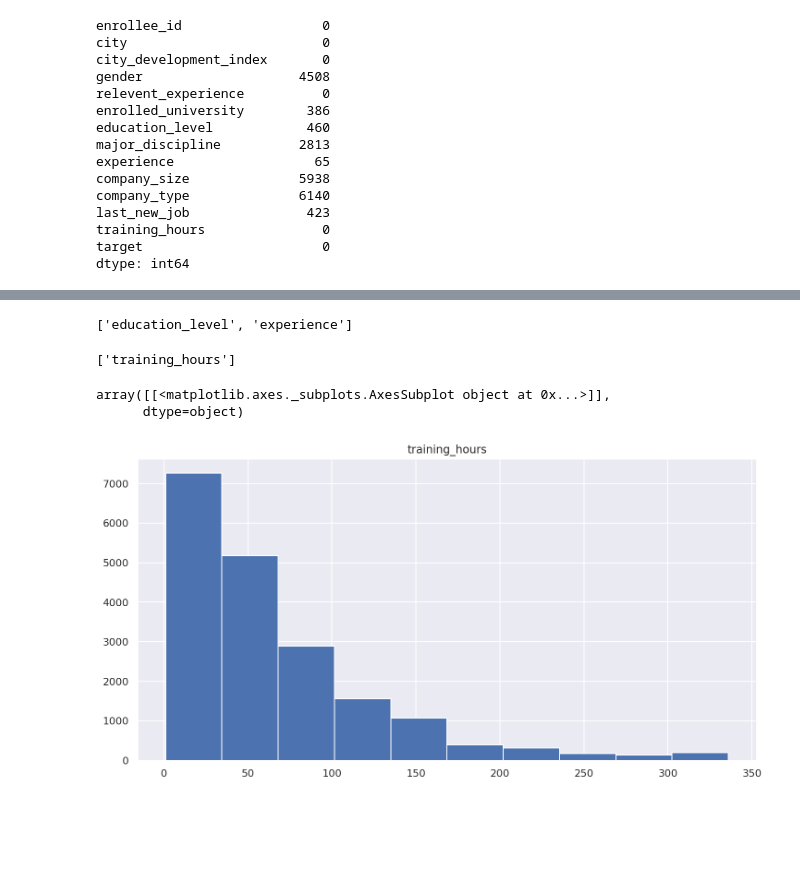
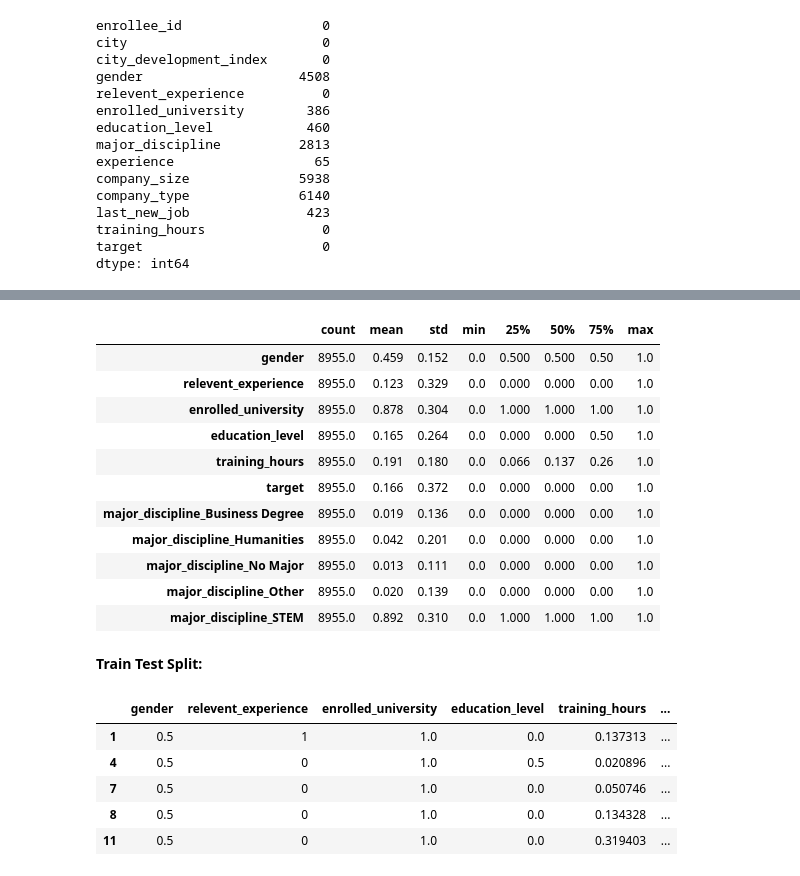
Before and after one commit to mohmaed7777/knn-algorithm-HR-Analytics-Job-Change-of-Data-Scientists, a Jupyter notebook: HR_Analytics_Job_Change_of_Data_Scientists.ipynb, the cells around one changed output, grey strips where cells are left out. Drawn from its saved outputs; the diff is of its cells as text; code cells hidden in the pictures; blank space fills up the shorter version.

```diff
--- a/HR_Analytics_Job_Change_of_Data_Scientists.ipynb
+++ b/HR_Analytics_Job_Change_of_Data_Scientists.ipynb
@@ -176,18 +178,23 @@ array(['>20', '15', '5', '<1', '11', '13', '7', '17', '2', '16', '1', '4',
-# %%
-ordinal_variables.append('experience')
-# %%
-ordinal_variables
-# %% [output]
-['education_level', 'experience']
-# %%
-numaric_variables = list(set(df.columns)- set(ordinal_variables) - set(categorical_variables) - set(binary_variables))
-numaric_variables
-# %% [output]
-['training_hours']
-# %%
-# Create a histogram for our numaric variables :
-df[numaric_variables].hist(figsize=(12, 6))
-# %% [output]
-array([[<matplotlib.axes._subplots.AxesSubplot object at 0x...>]],
-      dtype=object)
-[figure, removed]
+# %%
+from sklearn.preprocessing import MinMaxScaler
+mm = MinMaxScaler()
+# %%
+for column in [ordinal_variables + numaric_variables]:
+  df[column] = mm.fit_transform(df[column])
+# %%
+round(df.describe().T, 3)
+# %% [output]
+|  | count | mean | std | min | 25% | 50% | 75% | max |
+| gender | 8955.0 | 0.459 | 0.152 | 0.0 | 0.500 | 0.500 | 0.50 | 1.0 |
+| relevent_experience | 8955.0 | 0.123 | 0.329 | 0.0 | 0.000 | 0.000 | 0.00 | 1.0 |
+| enrolled_university | 8955.0 | 0.878 | 0.304 | 0.0 | 1.000 | 1.000 | 1.00 | 1.0 |
+| education_level | 8955.0 | 0.165 | 0.264 | 0.0 | 0.000 | 0.000 | 0.50 | 1.0 |
+| training_hours | 8955.0 | 0.191 | 0.180 | 0.0 | 0.066 | 0.137 | 0.26 | 1.0 |
+| target | 8955.0 | 0.166 | 0.372 | 0.0 | 0.000 | 0.000 | 0.00 | 1.0 |
+| major_discipline_Business Degree | 8955.0 | 0.019 | 0.136 | 0.0 | 0.000 | 0.000 | 0.00 | 1.0 |
+| major_discipline_Humanities | 8955.0 | 0.042 | 0.201 | 0.0 | 0.000 | 0.000 | 0.00 | 1.0 |
+| major_discipline_No Major | 8955.0 | 0.013 | 0.111 | 0.0 | 0.000 | 0.000 | 0.00 | 1.0 |
+| major_discipline_Other | 8955.0 | 0.020 | 0.139 | 0.0 | 0.000 | 0.000 | 0.00 | 1.0 |
+| major_discipline_STEM | 8955.0 | 0.892 | 0.310 | 0.0 | 1.000 | 1.000 | 1.00 | 1.0 |
+# %% [markdown]
+**Train Test Split:**
@@ -193,0 +207,9 @@ array([[<matplotlib.axes._subplots.AxesSubplot object at 0x...>]],
+# %%
+x.head()
+# %% [output]
+|  | gender | relevent_experience | enrolled_university | education_level | training_hours | ... |
+| 1 | 0.5 | 1 | 1.0 | 0.0 | 0.137313 | ... |
+| 4 | 0.5 | 0 | 1.0 | 0.5 | 0.020896 | ... |
+| 7 | 0.5 | 0 | 1.0 | 0.0 | 0.050746 | ... |
+| 8 | 0.5 | 0 | 1.0 | 0.0 | 0.134328 | ... |
+| 11 | 0.5 | 0 | 1.0 | 0.0 | 0.319403 | ... |
```
Also changed, not shown: parts of 39 cells of this notebook.
